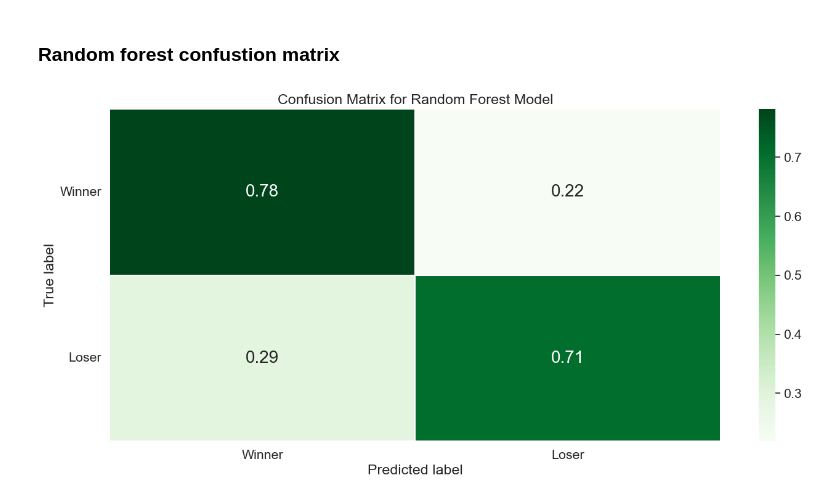
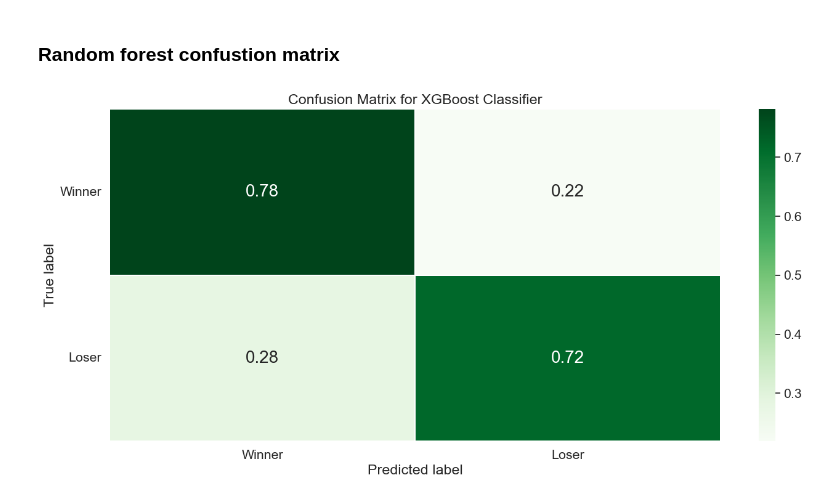
Before and after one commit to asadiceccarelli/horse-racing-betting, a Jupyter notebook: project/models/model_graphs.ipynb, the cells around one changed output. Saved outputs shown, nothing was run; the diff lists cells and outputs as text; code cells hidden in the pictures.

```diff
--- a/project/models/model_graphs.ipynb
+++ b/project/models/model_graphs.ipynb
@@ -63,36 +63,34 @@ fig
 # %%
 df = pd.read_csv('../../project/bet_table.csv')
 df.drop(df[df.Result == 'NON_RUNNER'].index, inplace=True)
 X = df.drop(['Result', 'Stakes'], axis=1)
 y = df['Result']
 label_encoder = LabelEncoder()
 X['Race_Type'] = label_encoder.fit_transform(X['Race_Type'])
 X['Going'] = label_encoder.fit_transform(X['Going'])
 y = label_encoder.fit_transform(y)
 X_train, X_test, y_train, y_test = train_test_split(X, y, test_size=0.2, random_state=13)  # 80:10:10 train:validation:test split
 
-model = joblib.load('../../project/models/random_forest/model.joblib')
-model.fit(X_train, y_train)
+model = joblib.load('xgboost/model.joblib')
 
 y_test_pred = model.predict(X_test)
 matrix = confusion_matrix(y_test, y_test_pred)
 matrix = matrix.astype('float') / matrix.sum(axis=1)[:, np.newaxis]
 
-# Build the plot
 plt.figure(figsize=(16,7))
 sns.set(font_scale=1.4)
 sns.heatmap(matrix, annot=True, annot_kws={'size':20},
             cmap=plt.cm.Greens, linewidths=0.2)
 
-# Add labels to the plot
 class_names = ['Winner', 'Loser']
 tick_marks = np.arange(len(class_names))
 tick_marks2 = tick_marks + 0.5
 plt.xticks(tick_marks2, class_names, rotation=0)
 plt.yticks(tick_marks2, class_names, rotation=0)
 plt.xlabel('Predicted label')
 plt.ylabel('True label')
-plt.title('Confusion Matrix for Random Forest Model')
+plt.title('Confusion Matrix for XGBoost Classifier')
+plt.savefig('../../images/xgb-confusion-matric.png')
 plt.show()
 # %% [output]
-[figure, old version]
+[figure, new version]
```
Also changed, not shown: parts of 3 cells of this notebook, 13 other files.
